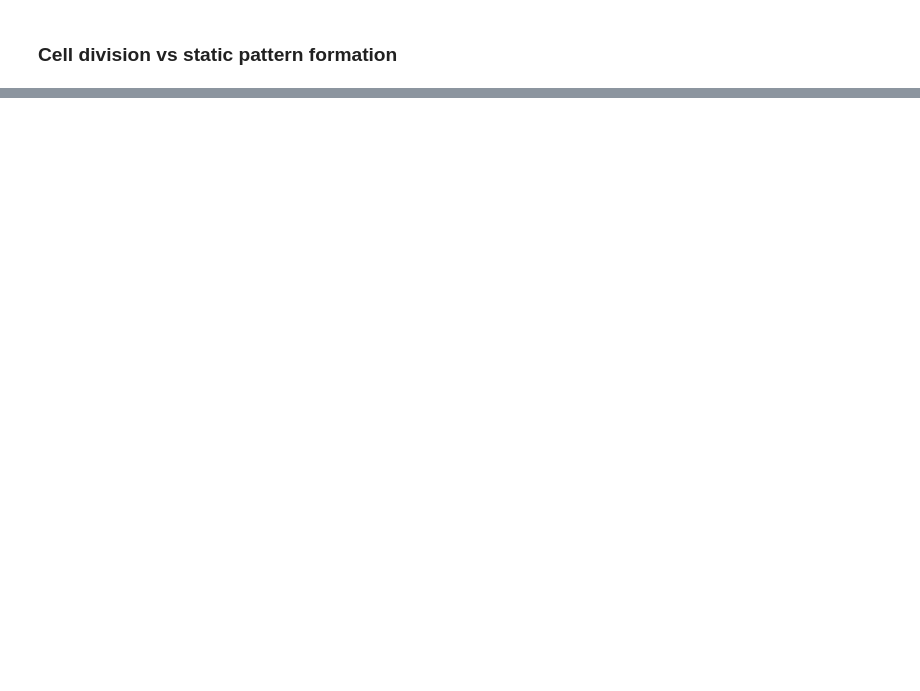
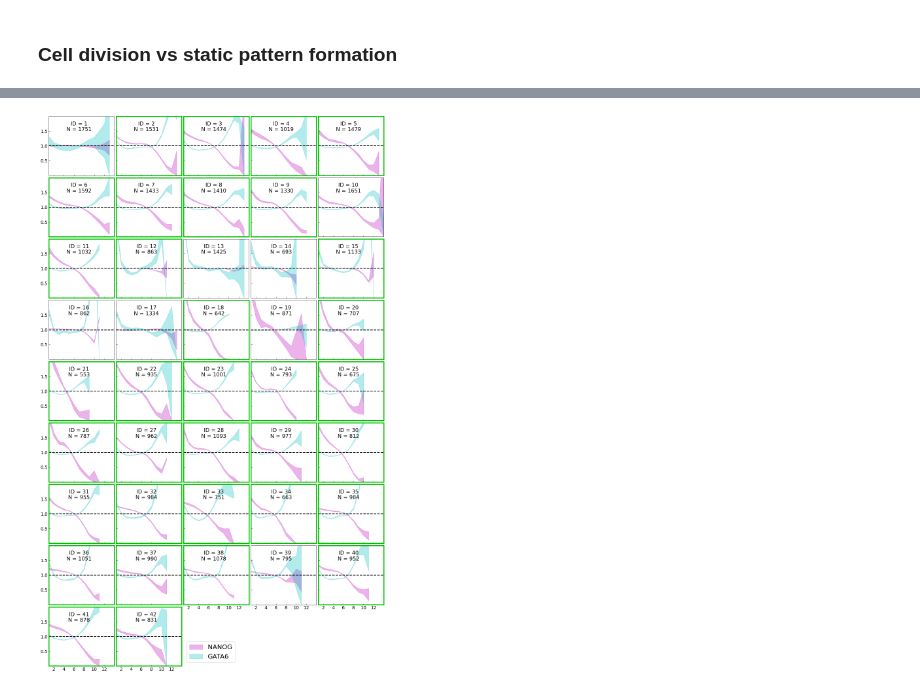
Before and after one commit to SchardtS/Cell-Differentiation, a Jupyter notebook: PhD Thesis (Images).ipynb, the cells around one changed output, grey strips where cells are left out. Drawn from its saved outputs; the diff is of its cells as text; code cells hidden in the pictures; blank space fills up the shorter version.

```diff
--- a/PhD Thesis (Images).ipynb
+++ b/PhD Thesis (Images).ipynb
@@ -1837,0 +2066,14 @@ for i in range(4):
+# %%
+from ExpData import ExpData
+
+dat = ExpData('Data/includingSurfaceDistance/extendedRawDataICMOrganoids.csv')
+dat.pcf_bounds(1, 10)
+# %%
+IDs = list(range(1,77))
+IDs_24 = []
+IDs_48 = []
+for ID in IDs:
+    if dat.info(ID, output=True)[0] == '24h':
+        IDs_24.append(ID)
+    if dat.info(ID, output=True)[0] == '48h':
+        IDs_48.append(ID)
@@ -1837,0 +2082,66 @@ for i in range(4):
+# %%
+maxlen = 0
+maxval = 0
+for ID in IDs_48:
+    dat.pcf_bounds(ID, 1000, plot=False)
+    if len(dat.pcf[ID][0]) > maxlen:
+        maxlen = len(dat.pcf[ID][0])
+    if dat.pcf[ID].max() > maxval:
+        maxval = dat.pcf[ID].max()
+
+dist = list(range(1,maxlen+1))
+
+m = 5
+n = int(len(IDs_48)/m)+1
+bad = [1,10,13,14,16,17,19,39,]
+plt.figure(figsize=(3*m,3*n-3))
+plt.rc('font', size=14)
+for i, ID in enumerate(IDs_48+[1000]):
+
+    if ID == 1000:
+        N0, G0 = [0], [0]
+        N1, G1 = [0], [0]
+
+    else:
+        N0 = dat.pcf[ID][0]
+        N1 = dat.pcf[ID][2]
+
+        G0 = dat.pcf[ID][3]
+        G1 = dat.pcf[ID][5]
+
+    dist = list(range(1,len(N0)+1))
+    plt.subplot(n, m, i+1)
+    plt.fill_between(dist, N0, N1, color='m', alpha=0.3)
+    plt.fill_between(dist, G0, G1, color='c', alpha=0.3)
+    plt.xlim([1,maxlen])
+    plt.ylim([0,2])
+    if (i % m) == 0:
+        plt.yticks([.5,1,1.5])
+    else:
+        plt.yticks([.5,1,1.5], labels=[])
+
+    if i >= len(IDs_48)-m:
+         plt.xticks(np.arange(2, maxlen, 2.0))
+    else:
+         plt.xticks(np.arange(2, maxlen, 2.0), labels=[])
+    if ID == 1000:
+        plt.legend(['NANOG', 'GATA6'], fontsize=20, loc='lower left')
+        plt.axis('off')
+    else:
+        plt.text(maxlen/2, 1.5, 'ID = '+str(i+1)+'\nN = '+str(dat.info(ID, output=True)[1]), fontsize=16, ha='center')
+        plt.axhline(1, lw=2, linestyle='dashed', color='k')
+
+    if i+1 not in bad:
+        ax = plt.gca()
+        plt.setp(ax.spines.values(), linewidth=3, color=[0,.75,0,1])
+    #else:
+    #    ax = plt.gca()
+    #    plt.setp(ax.spines.values(), linewidth=3, color=[.75,0,0,1])
+    plt.tick_params(direction="in")
+
+#plt.subplots_adjust(wspace=0.02, hspace=0.02)
+plt.tight_layout(h_pad=-.75, w_pad=-.5)
+plt.savefig('Results/PhD Thesis/Exp data/48h.pdf', transparent=True, layout='tight')
+plt.savefig('Results/PhD Thesis/Exp data/48h.png', transparent=True, layout='tight')
+# %% [output]
+[figure, added]
```
Also changed, not shown: parts of 18 cells of this notebook, 5 other files.
